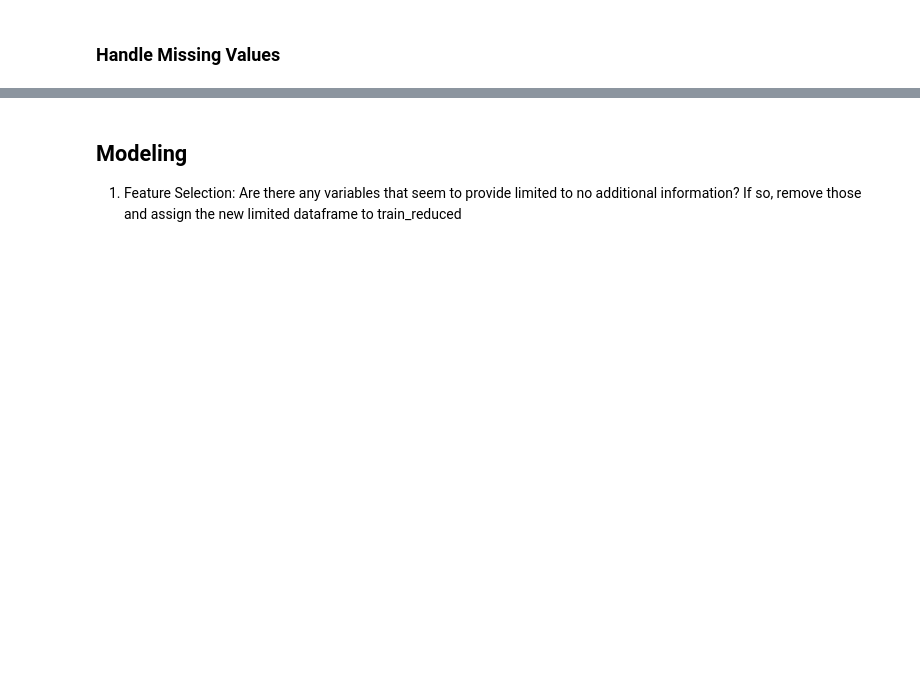
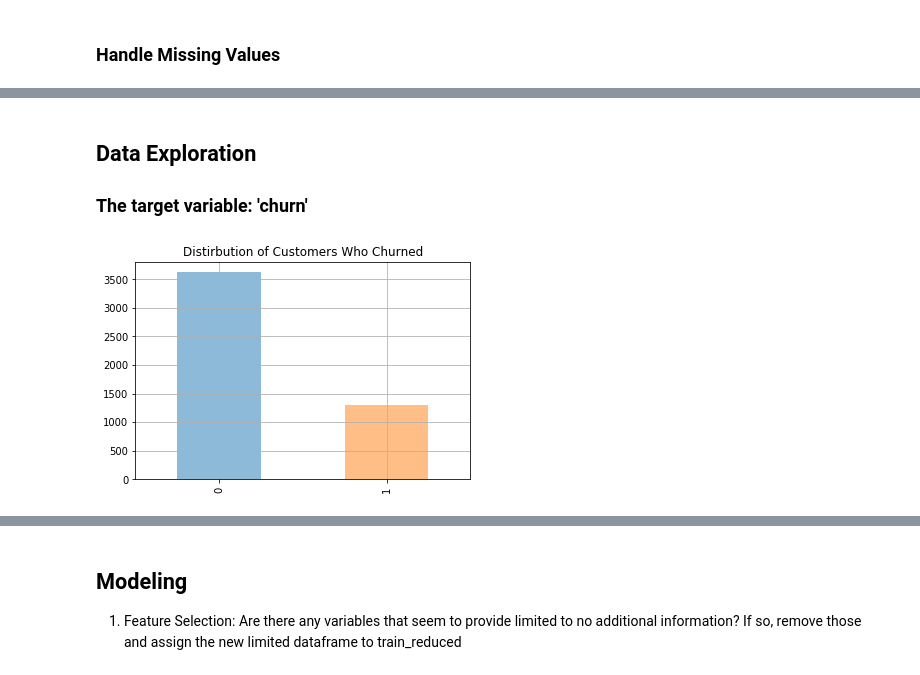
Before and after one commit to michaelndd/classification-project, a Jupyter notebook: project.ipynb, the cells around one changed output, grey strips where cells are left out. Cells and saved outputs as stored; diff of their text form; code cells hidden in the pictures; blank space fills up the shorter version.

Commit message:
clean up and add some charts and plots

```diff
--- a/project.ipynb
+++ b/project.ipynb
@@ -390,6 +397,7 @@ df_sql = add_streaming_services(df_sql)
 # %%
 def add_online_security_backup(df):
     """
+    return DataFrame with a new column streaming_services that combines online_security and online_backup columns as follows:
     # 0 = no internet service
     # 1 = no online_security, no online_backup
     # 2 = has online_security, no online_backup
@@ -441,3 +461,7 @@ scaler = MinMaxScaler()
 scaler.fit(X_train[["monthly_charges", "total_charges"]])
 X_train[["monthly_charges", "total_charges"]] = scaler.transform(X_train[["monthly_charges", "total_charges"]])
 X_test[["monthly_charges", "total_charges"]] = scaler.transform(X_test[["monthly_charges", "total_charges"]])
+
+# Make train_df and test_df
+train_df = pd.concat([X_train, y_train], axis=1)
+test_df = pd.concat([X_test, y_test], axis=1)
@@ -515,0 +489,10 @@ X_test[["monthly_charges", "total_charges"]] = scaler.transform(X_test[["monthly
+# %% [markdown]
+## Data Exploration
+
+### The target variable: 'churn'
+# %%
+train_df.churn.value_counts().sort_index().plot(kind = "bar",alpha = .5)
+plt.title("Distirbution of Customers Who Churned")
+plt.grid(b = True , which = "major")
+# %% [output]
+[figure, added]
```
Also changed, not shown: parts of 69 cells of this notebook.
